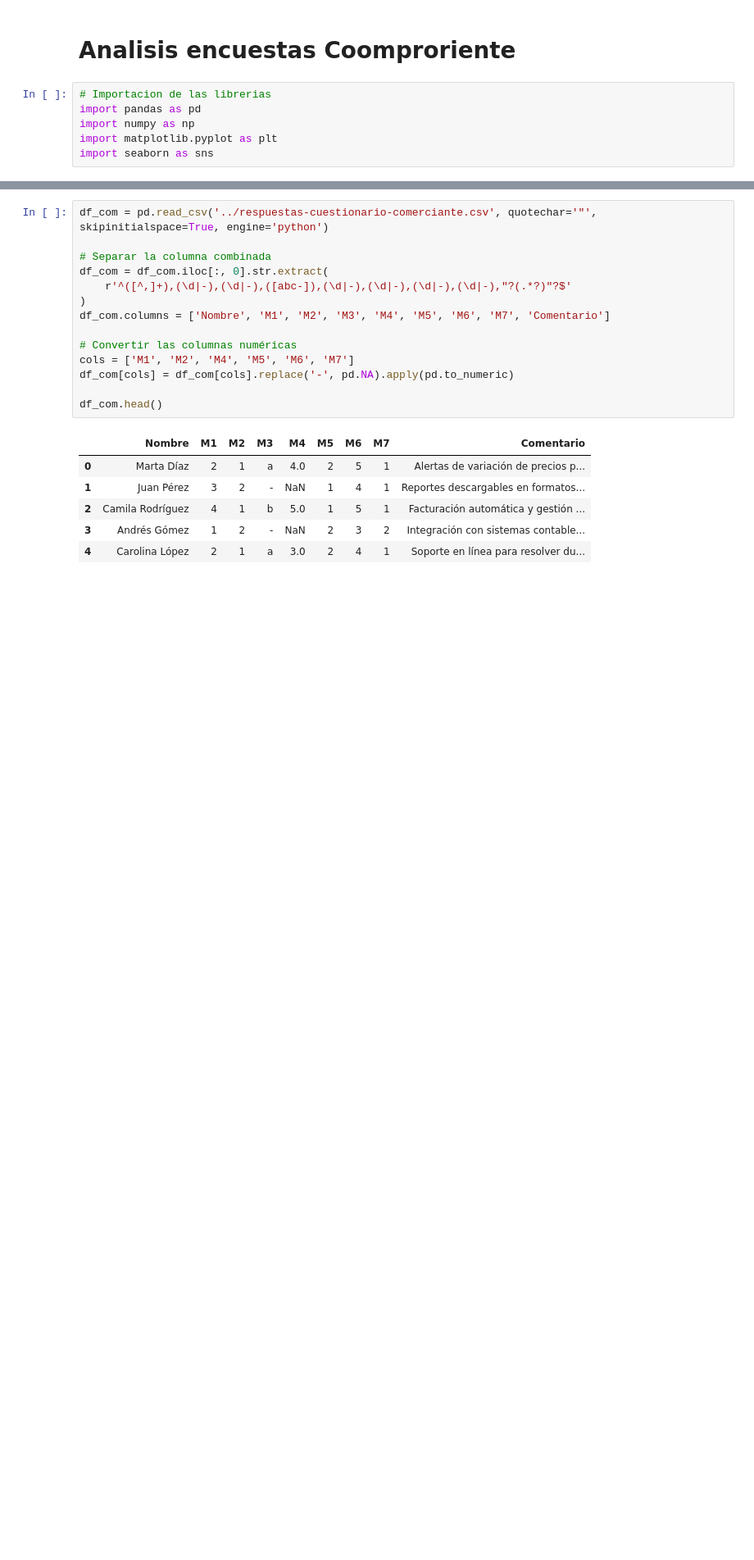
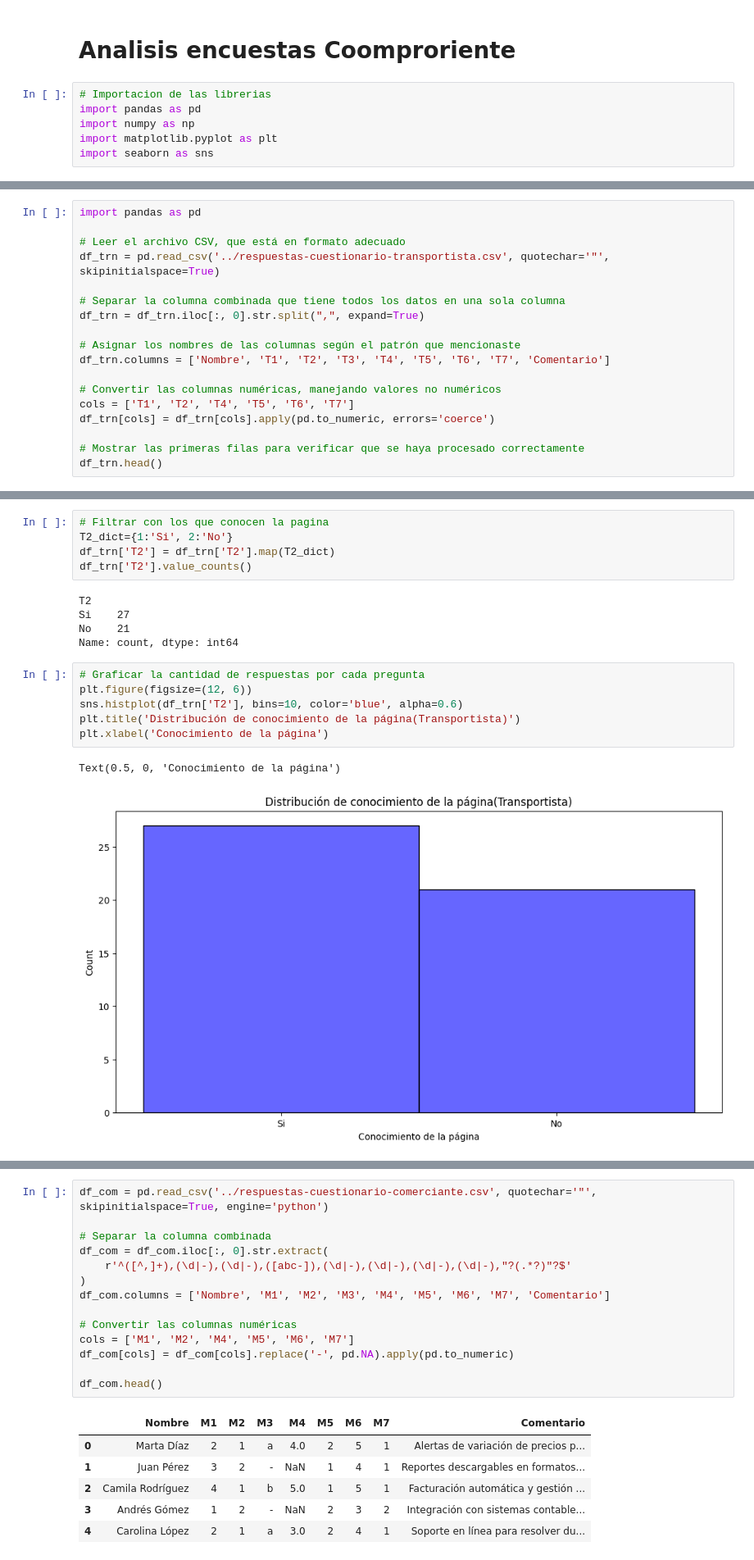
Before and after one commit to santiloc-hub/coomproriente-marketplace-analytics, a Jupyter notebook: Notebooks/Analisis_Encuestas.ipynb, the cells around one changed output, grey strips where cells are left out. Shown at 82% size. Drawn from its saved outputs; the diff is of its cells as text; blank space fills up the shorter version.

Commit message:
Analisis de Transportistas

```diff
--- a/Notebooks/Analisis_Encuestas.ipynb
+++ b/Notebooks/Analisis_Encuestas.ipynb
@@ -8,0 +35,18 @@ import seaborn as sns
+# %%
+import pandas as pd
+
+# Leer el archivo CSV, que está en formato adecuado
+df_trn = pd.read_csv('../respuestas-cuestionario-transportista.csv', quotechar='"', skipinitialspace=True)
+
+# Separar la columna combinada que tiene todos los datos en una sola columna
+df_trn = df_trn.iloc[:, 0].str.split(",", expand=True)
+
+# Asignar los nombres de las columnas según el patrón que mencionaste
+df_trn.columns = ['Nombre', 'T1', 'T2', 'T3', 'T4', 'T5', 'T6', 'T7', 'Comentario']
+
+# Convertir las columnas numéricas, manejando valores no numéricos
+cols = ['T1', 'T2', 'T4', 'T5', 'T6', 'T7']
+df_trn[cols] = df_trn[cols].apply(pd.to_numeric, errors='coerce')
+
+# Mostrar las primeras filas para verificar que se haya procesado correctamente
+df_trn.head()
@@ -8,0 +79,19 @@ import seaborn as sns
+# %%
+# Filtrar con los que conocen la pagina
+T2_dict={1:'Si', 2:'No'}
+df_trn['T2'] = df_trn['T2'].map(T2_dict)
+df_trn['T2'].value_counts()
+# %% [output]
+T2
+Si    27
+No    21
+Name: count, dtype: int64
+# %%
+# Graficar la cantidad de respuestas por cada pregunta
+plt.figure(figsize=(12, 6))
+sns.histplot(df_trn['T2'], bins=10, color='blue', alpha=0.6)
+plt.title('Distribución de conocimiento de la página(Transportista)')
+plt.xlabel('Conocimiento de la página')
+# %% [output]
+Text(0.5, 0, 'Conocimiento de la página')
+[figure, added]
```
Also changed, not shown: parts of 29 cells of this notebook.
